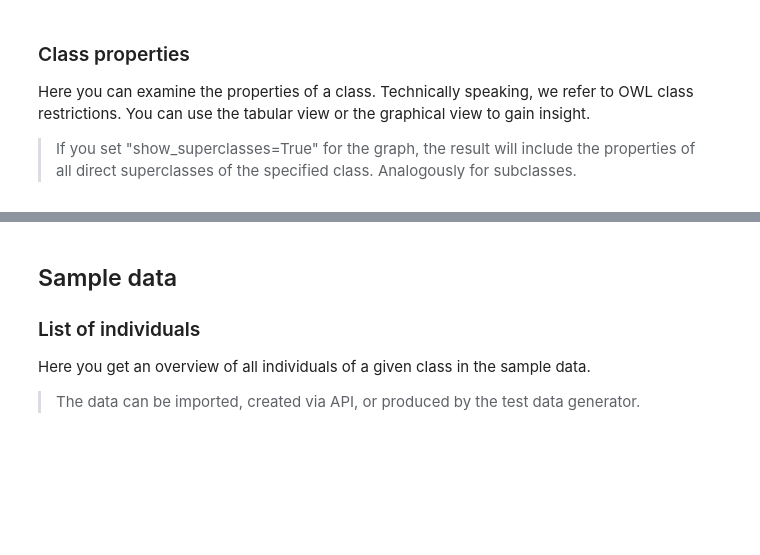
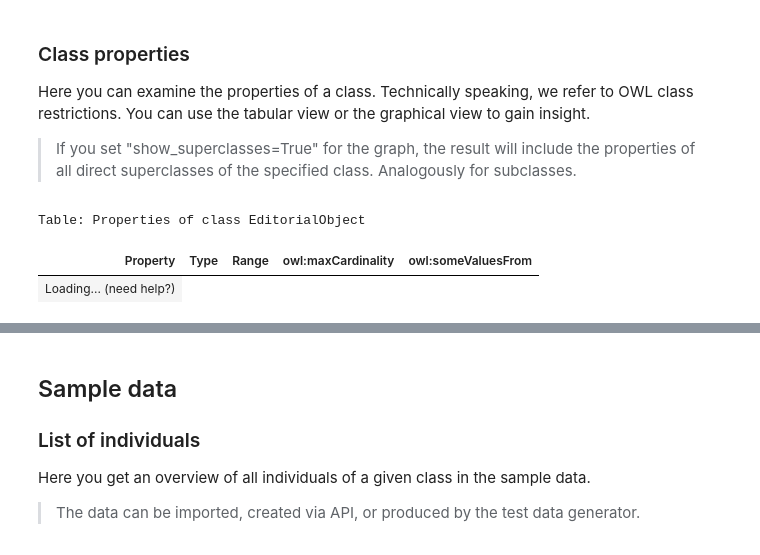
Before and after one commit to ebu/coreplus-demo, a Jupyter notebook: frontend/CDK/Demo-template-for-duplication-do-not-modify.ipynb, the cells around one changed output, grey strips where cells are left out. Saved outputs shown, nothing was run; the diff lists cells and outputs as text; code cells hidden in the pictures; blank space fills up the shorter version.

```diff
--- a/frontend/CDK/Demo-template-for-duplication-do-not-modify.ipynb
+++ b/frontend/CDK/Demo-template-for-duplication-do-not-modify.ipynb
@@ -96,10 +114,14 @@ Here you can examine the properties of a class. Technically speaking, we refer t
 
 >If you set "show_superclasses=True" for the graph, the result will include the properties of all direct superclasses of the specified class. Analogously for subclasses.
 # %%
-iri = 'http://www.ebu.ch/metadata/ontologies/ebucore/ebucore#EditorialObject'
+iri = 'http://www.ebu.ch/metadata/ontologies/ebucoreplus#EditorialObject'
 properties = get_properties(tenant=TENANT,
                             username=USERNAME,
                             password=PASSWORD,
                             iri=iri,
                             show_table=True)
+# %% [output]
+Table: Properties of class EditorialObject
+| Property | Type | Range | owl:maxCardinality | owl:someValuesFrom |
+| Loading... (need help?) |
 # %%
```
Also changed, not shown: parts of 9 cells of this notebook, 3 other files.
